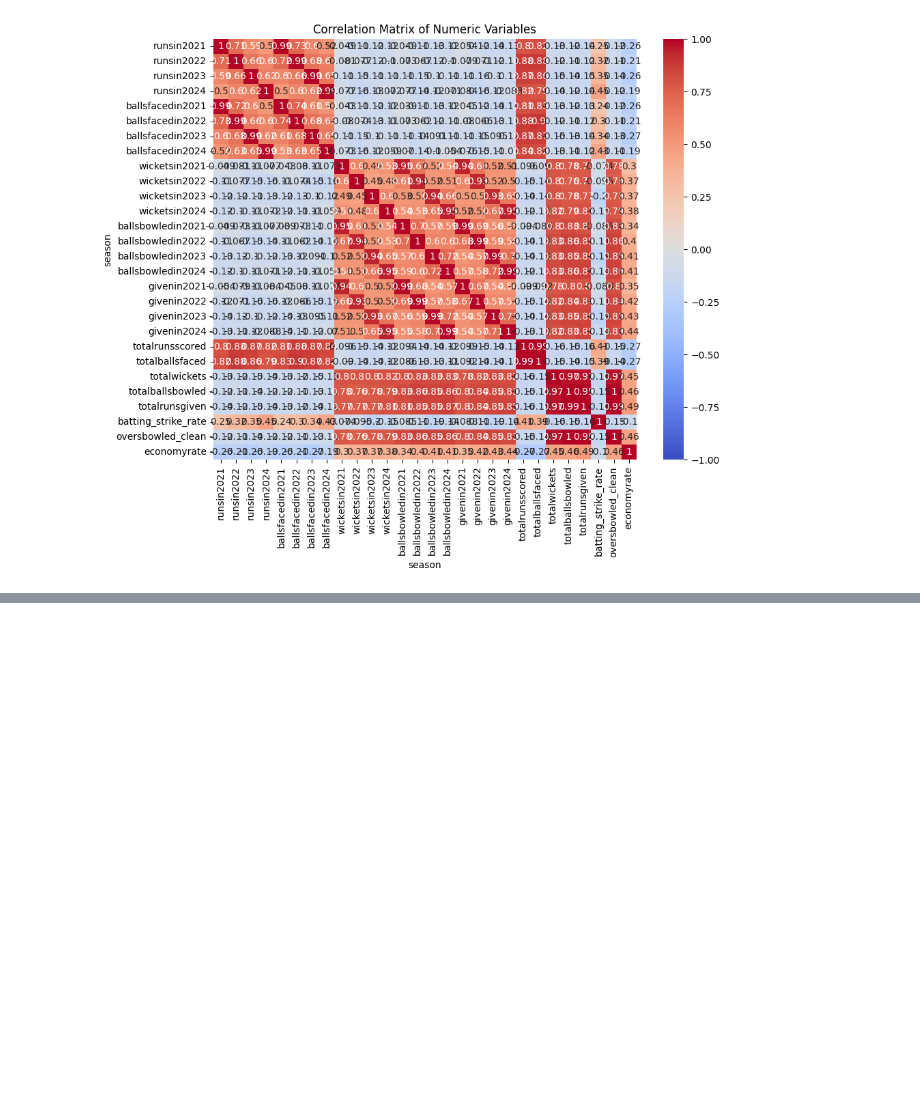
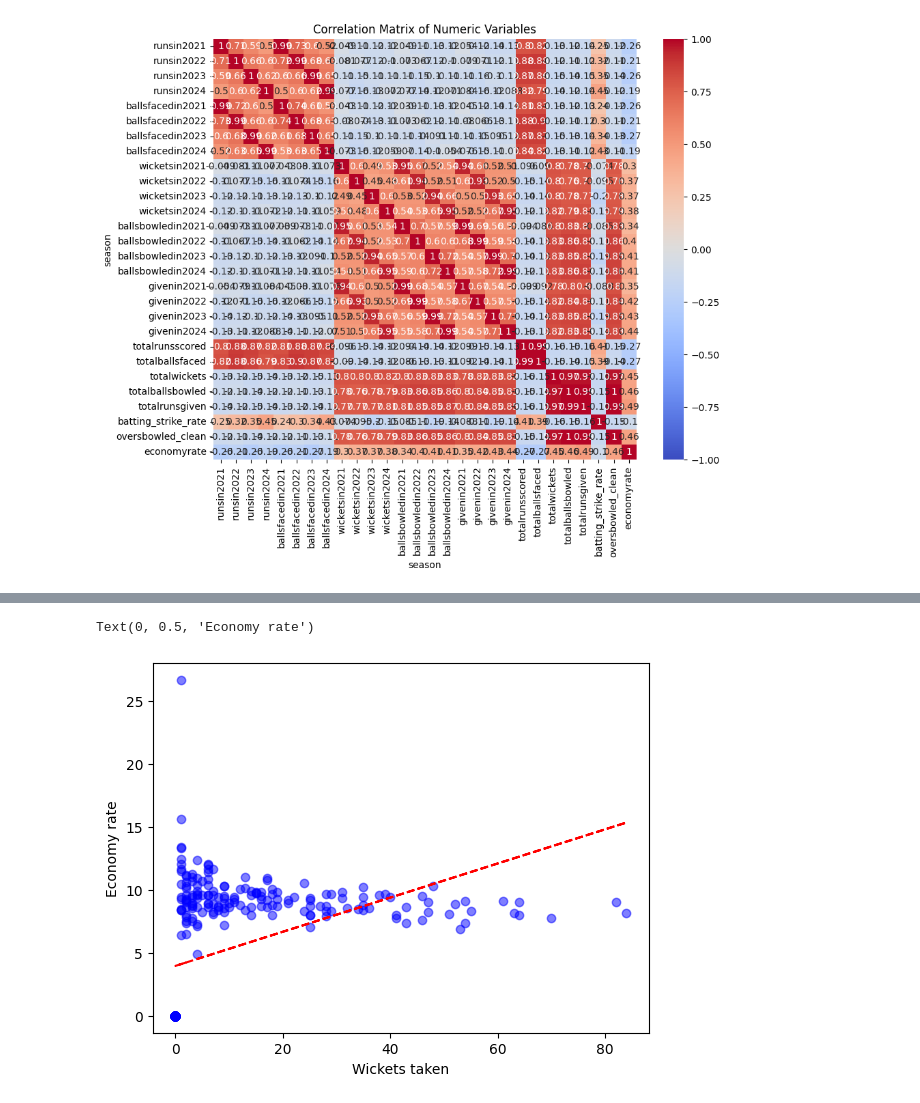
Before and after one commit to NIRANJANGOPALAN/IPL_player_analysis, a Jupyter notebook: 2021_2024_workbook.ipynb, the cells around one changed output, grey strips where cells are left out. Cells and saved outputs as stored; diff of their text form; code cells hidden in the pictures; blank space fills up the shorter version.

```diff
--- a/2021_2024_workbook.ipynb
+++ b/2021_2024_workbook.ipynb
@@ -421,0 +448,22 @@ economyrate             1.000000
+# %%
+# Total wickets vs economy rate
+
+x = complete_data['totalwickets']
+y = complete_data['economyrate']
+
+# Create the scatter plot
+plt.scatter(x, y, color='blue', alpha=0.5)
+
+# Calculate the regression line
+coeffs = np.polyfit(x, y, 1)
+line = np.poly1d(coeffs)
+
+# Add the regression line to the plot
+plt.plot(x, line(x), color='red', linestyle='--')
+
+# Add labels and title
+plt.xlabel('Wickets taken')
+plt.ylabel('Economy rate')
+# %% [output]
+Text(0, 0.5, 'Economy rate')
+[figure, added]
```
Also changed, not shown: parts of 4 cells of this notebook.
